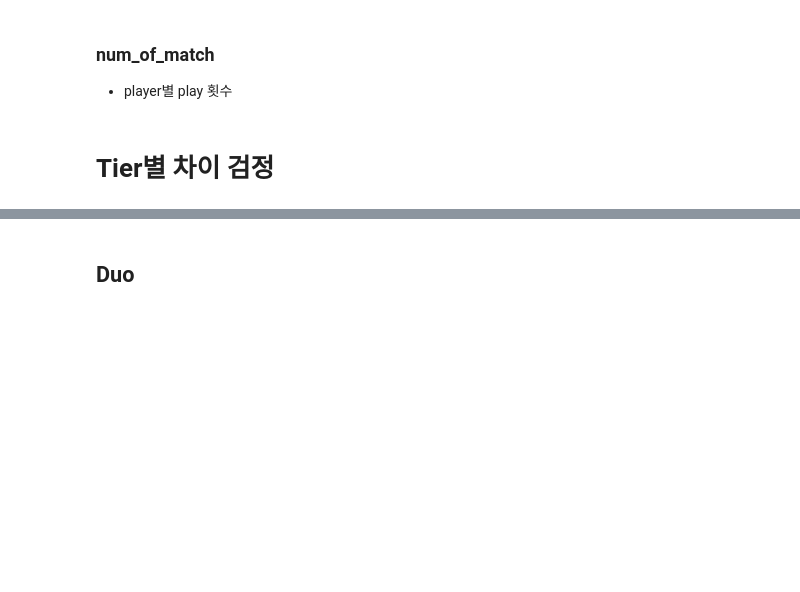
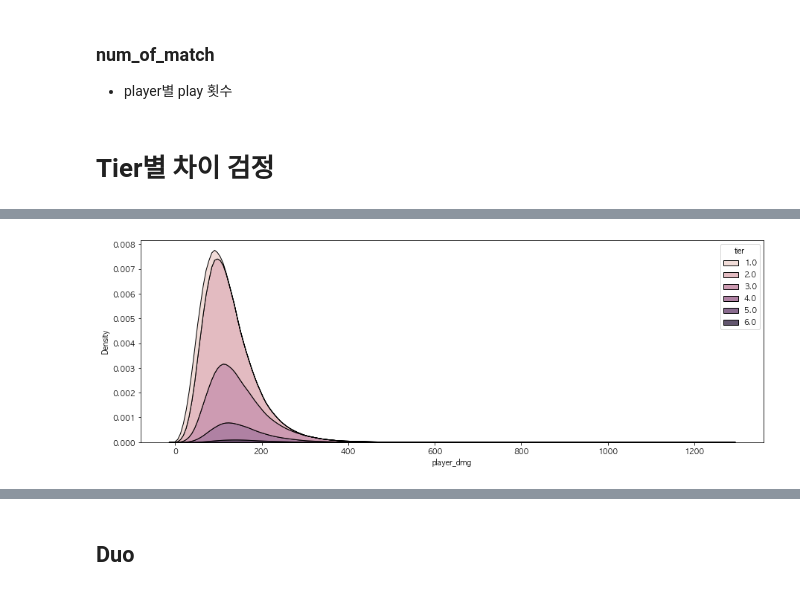
Before and after one commit to Kyean91/PROJECT_PARTYQUEST, a Jupyter notebook: preprocessing_code.ipynb, the cells around one changed output, grey strips where cells are left out. Saved outputs shown, nothing was run; the diff lists cells and outputs as text; code cells hidden in the pictures; blank space fills up the shorter version.

```diff
--- a/preprocessing_code.ipynb
+++ b/preprocessing_code.ipynb
@@ -795,0 +977,5 @@ class CheckingTierDiff():
+# %%
+plt.figure(figsize=(15, 5))
+_ = sns.kdeplot(data=df, x='player_dmg', hue='tier', multiple='stack')
+# %% [output]
+[figure, added]
```
Also changed, not shown: parts of 316 cells of this notebook.
